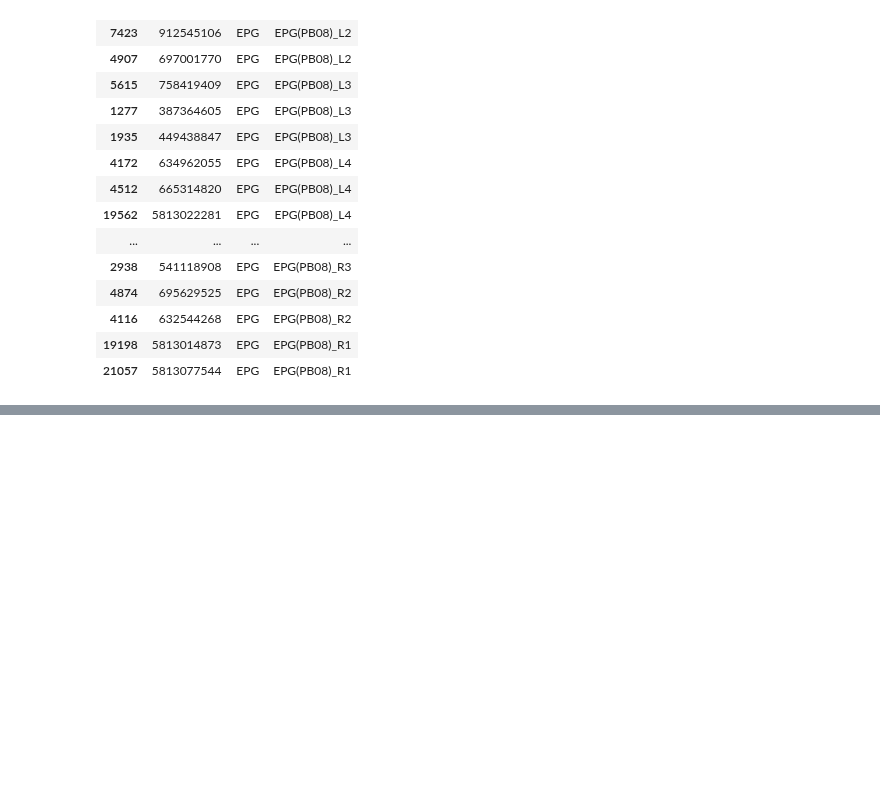
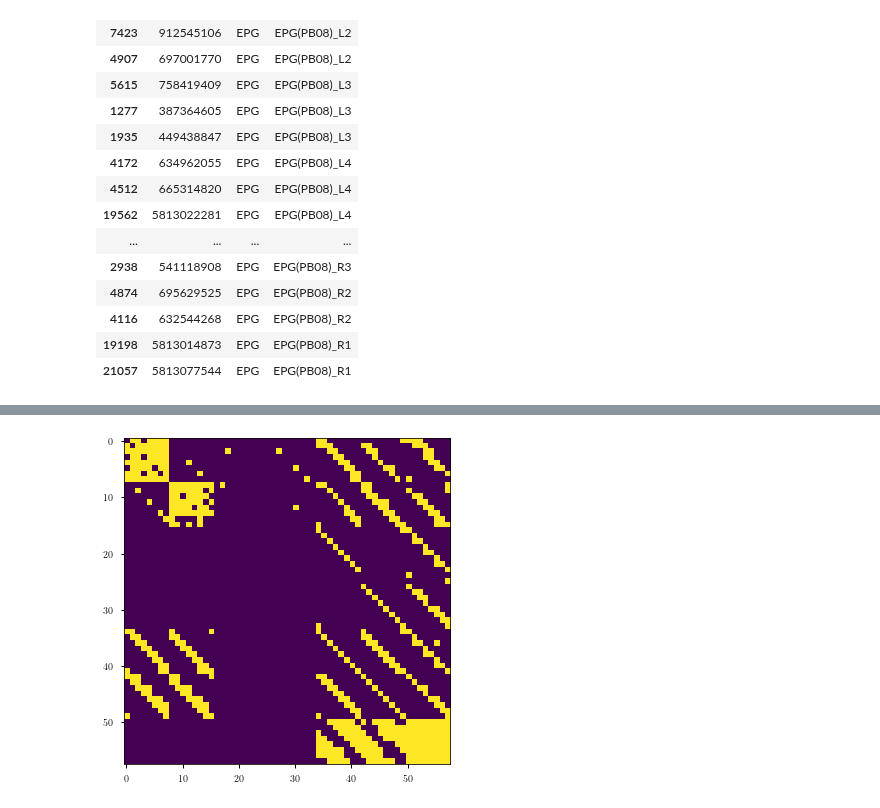
Before and after one commit to Dominic-DallOsto/insect-navigation-sinusoidal-optimality, a Jupyter notebook: fruit_fly_data_analysis.ipynb, the cells around one changed output, grey strips where cells are left out. Saved outputs shown, nothing was run; the diff lists cells and outputs as text; code cells hidden in the pictures; blank space fills up the shorter version.

```diff
--- a/fruit_fly_data_analysis.ipynb
+++ b/fruit_fly_data_analysis.ipynb
@@ -174,0 +201,4 @@ plt.show()
+# %%
+im = plt.imshow(((connectivity_matrix_grouped > 50)).T)
+# %% [output]
+[figure, added]
```
Also changed, not shown: parts of 3 cells of this notebook, 10 other files.
